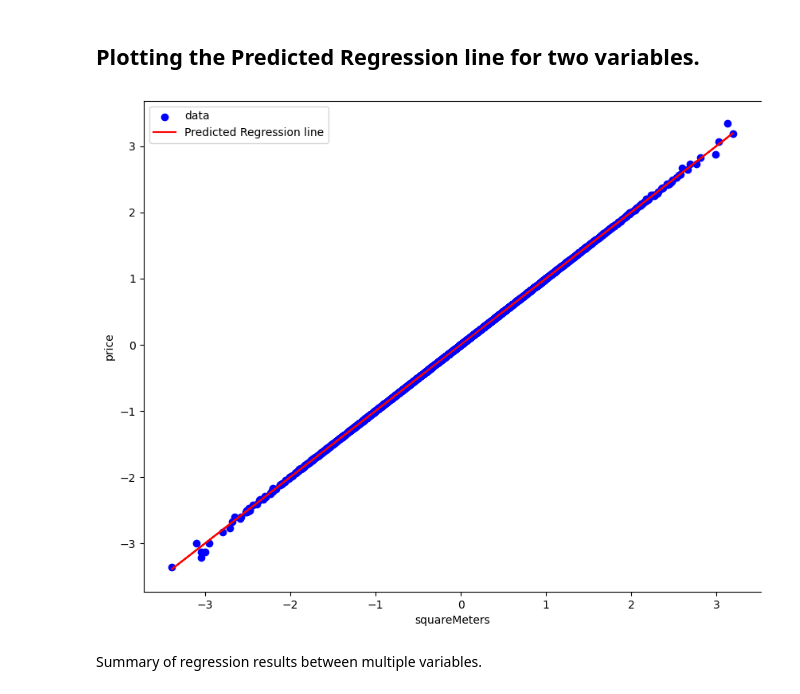
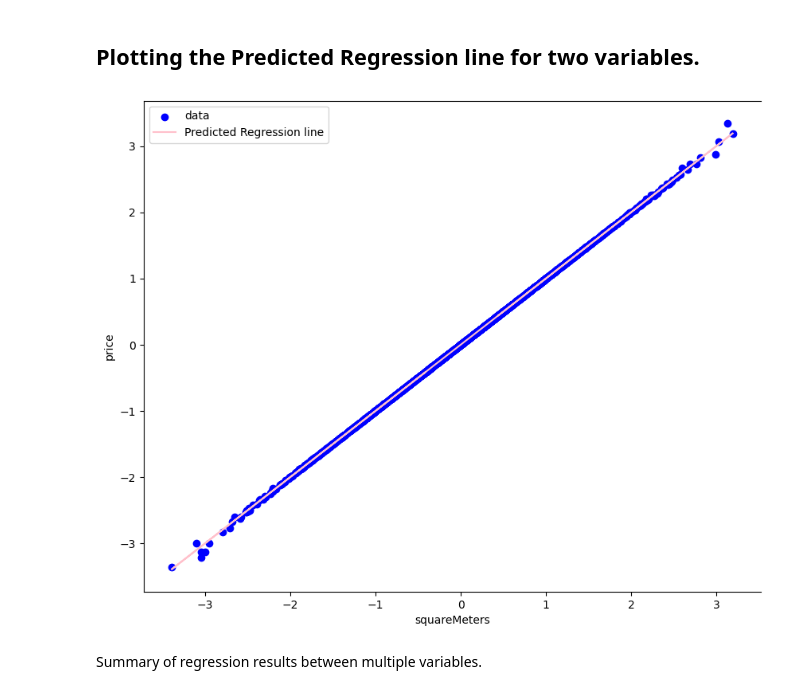
Before and after one commit to sarah10001/Paris_Phase_2_Project, a Jupyter notebook: Housing Prediction Model.ipynb, the cells around one changed output. Cells and saved outputs as stored; diff of their text form; code cells hidden in the pictures.

```diff
--- a/Housing Prediction Model.ipynb
+++ b/Housing Prediction Model.ipynb
@@ -639,17 +639,17 @@ Reject the null hypothesis: There is a significant linear relationship between s
 # %%
 _, ax = plt.subplots(figsize= (10, 8))
 
 plt.scatter(x_test, y_test, color= 'blue', label = 'data')
 
-plt.plot(x_test, reg.predict(x_test), color='red', label= 'Predicted Regression line')
+plt.plot(x_test, reg.predict(x_test), color='pink', label= 'Predicted Regression line')
 
 plt.xlabel('squareMeters')
 plt.ylabel('price')
 plt.legend()
 plt.gca().spines['right'].set_visible(False)
 plt.gca().spines['right'].set_visible(False)
 # %% [output]
-[figure, old version]
+[figure, new version]
 # %% [markdown]
 Summary of regression results between multiple variables.
 # %%
```
Also changed, not shown: parts of 7 cells of this notebook.
